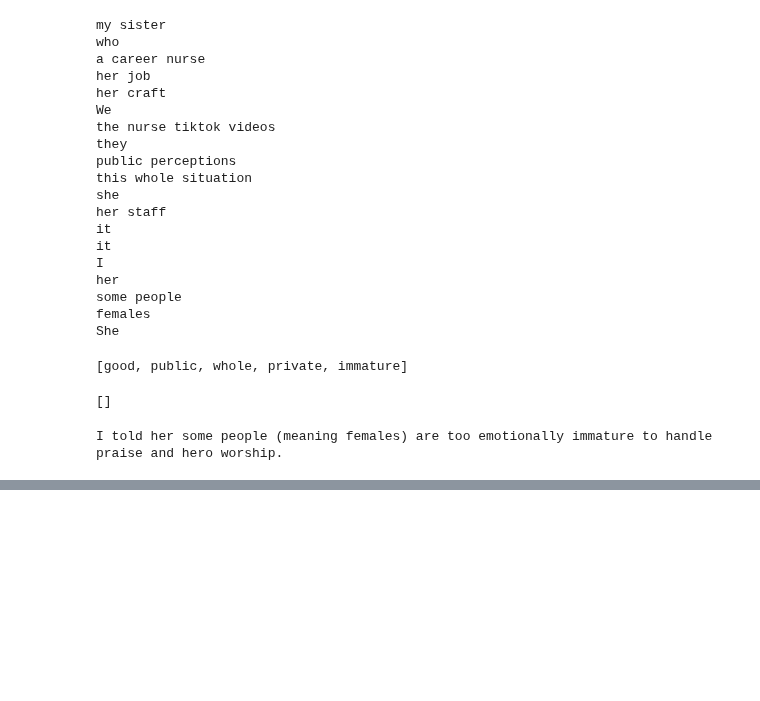
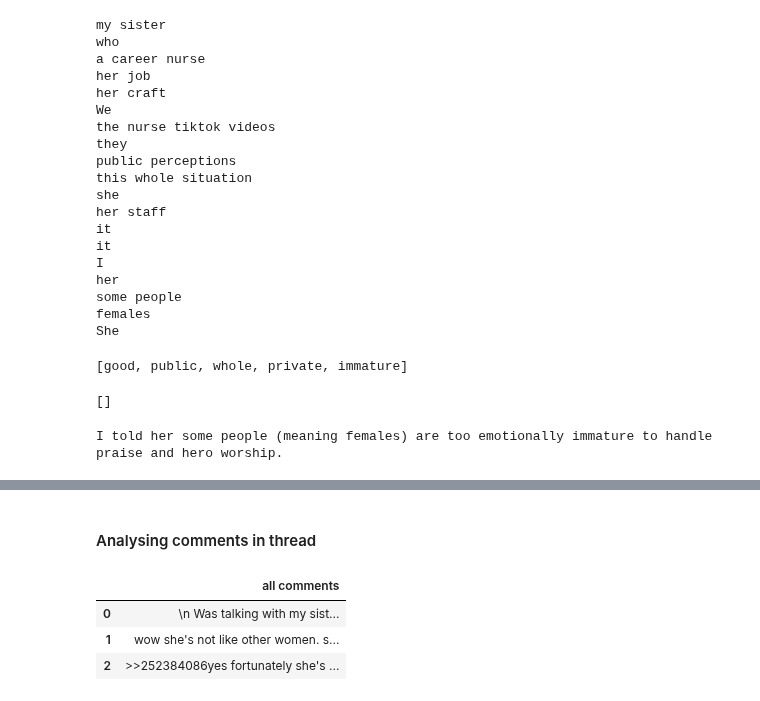
Before and after one commit to grasshoff/philhistcomp, a Jupyter notebook: docs/nurse_hate_thread/NewNurseHate.ipynb, the cells around one changed output, grey strips where cells are left out. Cells and saved outputs as stored; diff of their text form; code cells hidden in the pictures; blank space fills up the shorter version.

```diff
--- a/docs/nurse_hate_thread/NewNurseHate.ipynb
+++ b/docs/nurse_hate_thread/NewNurseHate.ipynb
@@ -346,3 +407,15 @@ I told her some people (meaning females) are too emotionally immature to handle
 displacy.render(docd, style='dep', jupyter=True)
 # %% [output]
 [interactive output not drawn]
+# %% [markdown]
+#### Analysing comments in thread
+# %%
+post = itemgetter(80)(df["comments"])
+df1 = pd.DataFrame.from_dict(post)
+df_comments = df1.rename(columns = {0: "all comments"})
+df_comments
+# %% [output]
+|  | all comments |
+| 0 | \n Was talking with my sist... |
+| 1 | wow she's not like other women. s... |
+| 2 | >>252384086yes fortunately she's ... |
```
Also changed, not shown: parts of 16 cells of this notebook.
